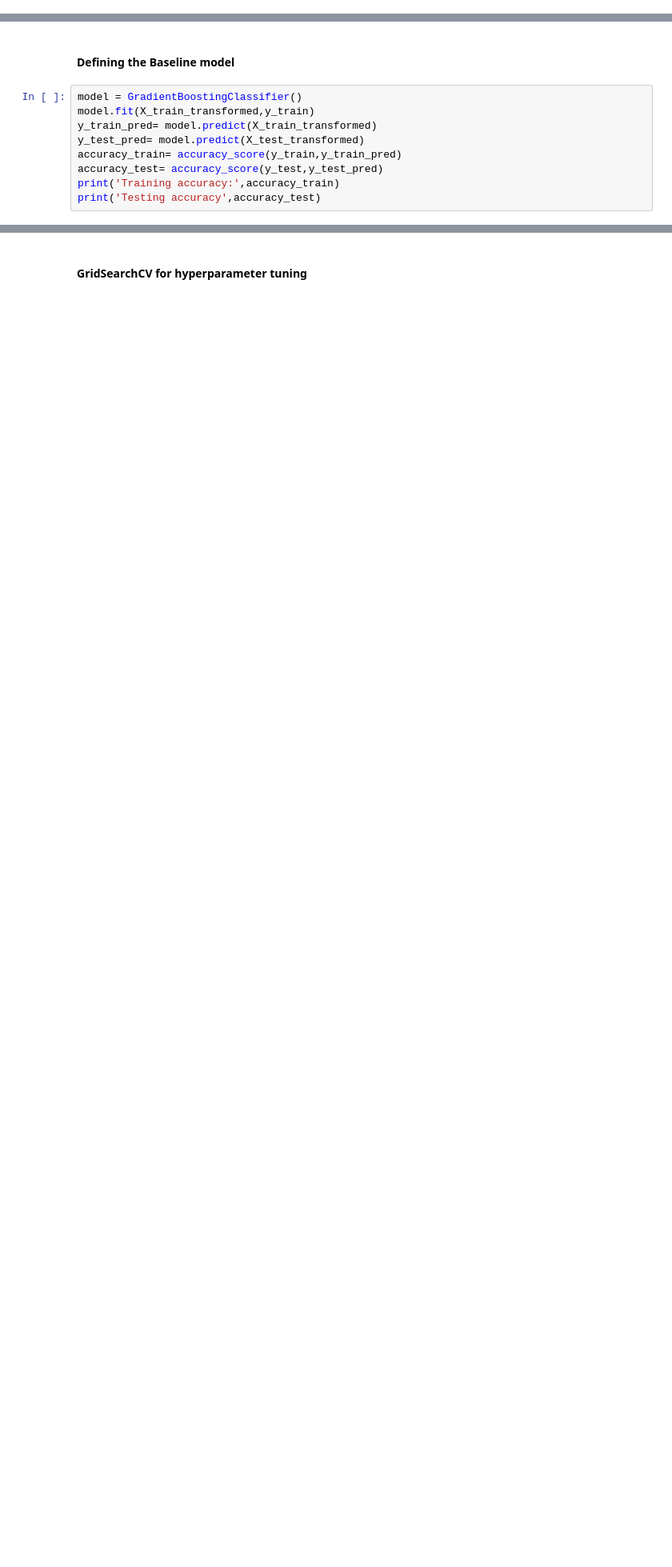
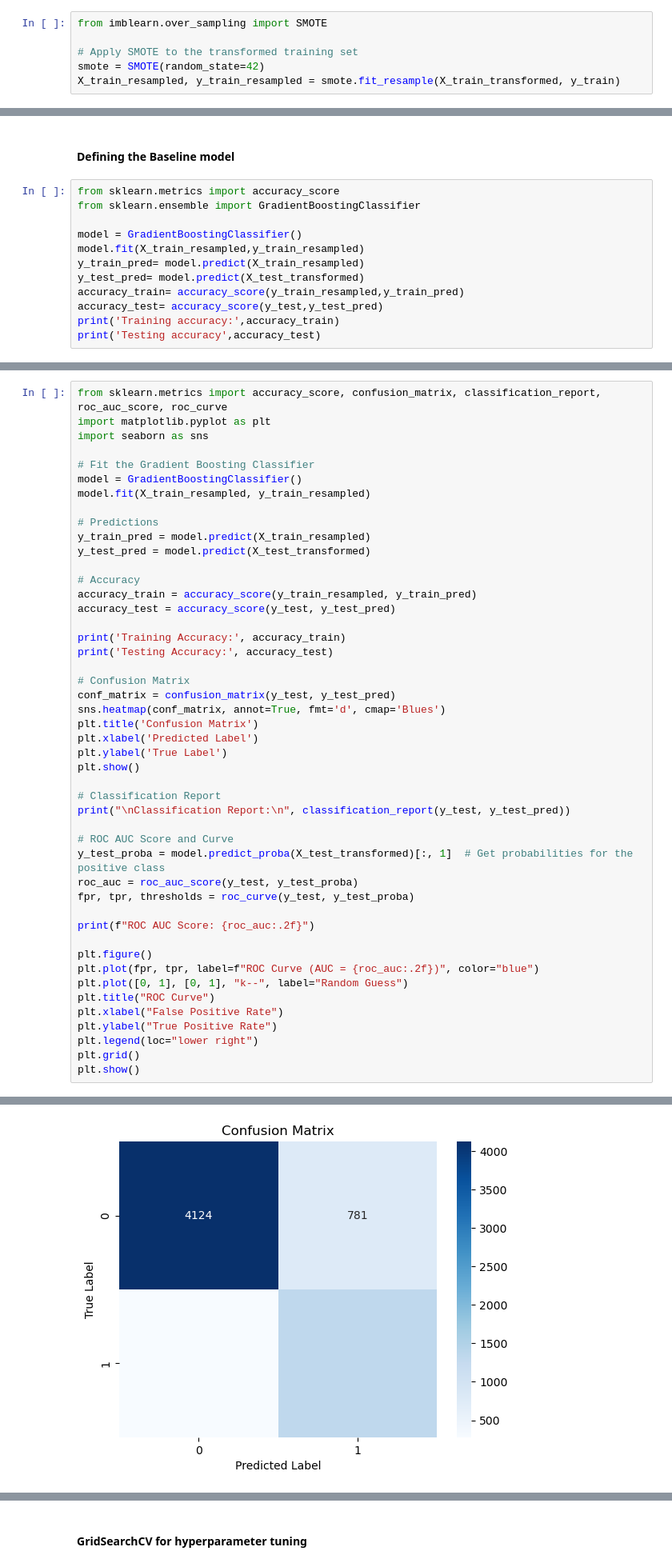
Before and after one commit to sam23287/Income-Prediction-ML-Project-, a Jupyter notebook: Model_Training.ipynb, the cells around one changed output, grey strips where cells are left out. Shown: that part at 80% size. Saved outputs shown, nothing was run; the diff lists cells and outputs as text; blank space fills up the shorter version.

Commit message:
Evaluation metrics

```diff
--- a/Model_Training.ipynb
+++ b/Model_Training.ipynb
@@ -167,3 +169,9 @@ X_test_transformed= pipeline.transform(X_test)
+# %%
+from imblearn.over_sampling import SMOTE
+
+# Apply SMOTE to the transformed training set
+smote = SMOTE(random_state=42)
+X_train_resampled, y_train_resampled = smote.fit_resample(X_train_transformed, y_train)
 # %% [markdown]
 ### Model Training
 # %%
@@ -251,11 +259,14 @@ accuracy test:0.8621696373693916
 # %% [markdown]
 #### Defining the Baseline model
 # %%
+from sklearn.metrics import accuracy_score
+from sklearn.ensemble import GradientBoostingClassifier
+
 model = GradientBoostingClassifier()
-model.fit(X_train_transformed,y_train)
-y_train_pred= model.predict(X_train_transformed)
+model.fit(X_train_resampled,y_train_resampled)
+y_train_pred= model.predict(X_train_resampled)
 y_test_pred= model.predict(X_test_transformed)
-accuracy_train= accuracy_score(y_train,y_train_pred)
+accuracy_train= accuracy_score(y_train_resampled,y_train_pred)
 accuracy_test= accuracy_score(y_test,y_test_pred)
 print('Training accuracy:',accuracy_train)
 print('Testing accuracy',accuracy_test)
@@ -264,0 +276,48 @@ Testing accuracy 0.8686232329440688
+# %%
+from sklearn.metrics import accuracy_score, confusion_matrix, classification_report, roc_auc_score, roc_curve
+import matplotlib.pyplot as plt
+import seaborn as sns
+
+# Fit the Gradient Boosting Classifier
+model = GradientBoostingClassifier()
+model.fit(X_train_resampled, y_train_resampled)
+
+# Predictions
+y_train_pred = model.predict(X_train_resampled)
+y_test_pred = model.predict(X_test_transformed)
+
+# Accuracy
+accuracy_train = accuracy_score(y_train_resampled, y_train_pred)
+accuracy_test = accuracy_score(y_test, y_test_pred)
+
+print('Training Accuracy:', accuracy_train)
+print('Testing Accuracy:', accuracy_test)
+
+# Confusion Matrix
+conf_matrix = confusion_matrix(y_test, y_test_pred)
+sns.heatmap(conf_matrix, annot=True, fmt='d', cmap='Blues')
+plt.title('Confusion Matrix')
+plt.xlabel('Predicted Label')
+plt.ylabel('True Label')
+plt.show()
+
+# Classification Report
+print("\nClassification Report:\n", classification_report(y_test, y_test_pred))
+
+# ROC AUC Score and Curve
+y_test_proba = model.predict_proba(X_test_transformed)[:, 1]  # Get probabilities for the positive class
+roc_auc = roc_auc_score(y_test, y_test_proba)
+fpr, tpr, thresholds = roc_curve(y_test, y_test_proba)
+
+print(f"ROC AUC Score: {roc_auc:.2f}")
+
+plt.figure()
+plt.plot(fpr, tpr, label=f"ROC Curve (AUC = {roc_auc:.2f})", color="blue")
+plt.plot([0, 1], [0, 1], "k--", label="Random Guess")
+plt.title("ROC Curve")
+plt.xlabel("False Positive Rate")
+plt.ylabel("True Positive Rate")
+plt.legend(loc="lower right")
+plt.grid()
+plt.show()
+# %% [output]
@@ -264,0 +326 @@ Testing accuracy 0.8686232329440688
+[figure, added]
```
Also changed, not shown: parts of 7 cells of this notebook, 5 other files.
